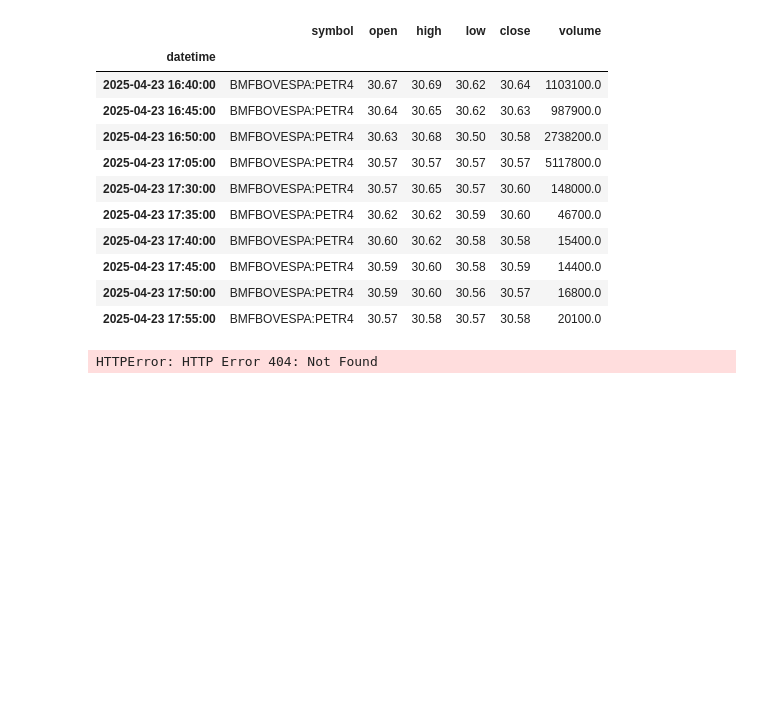
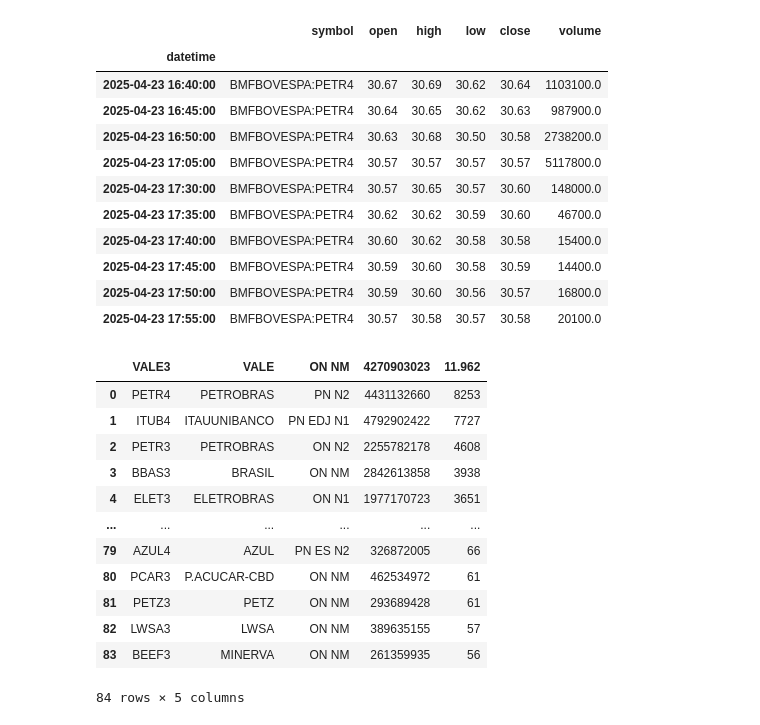
Before and after one commit to BDonadelli/Finance-playground, a Jupyter notebook: bib_TV.ipynb, the cells around one changed output. Saved outputs shown, nothing was run; the diff lists cells and outputs as text; code cells hidden in the pictures; blank space fills up the shorter version.

```diff
--- a/bib_TV.ipynb
+++ b/bib_TV.ipynb
@@ -40,20 +40,32 @@ df
 # %%
 url0 = 'https://raw.githubusercontent.com/BDonadelli/Finance-playground/refs/heads/main/data/'
 
-url  = {'ibra50' :url+'Cart_IBr50.csv',
-        'ibra100':url+'Cart_IBr100.csv',
-        'idiv'   :url+'Cart_Idiv.csv',
-        'ibov'   :url+'Cart_Ibov.csv',
-        'small'  :url+'Cart_Small.csv'
+url  = {'ibra50' :url0+'Cart_IBr50.csv',
+        'ibra100':url0+'Cart_IBr100.csv',
+        'idiv'   :url0+'Cart_Idiv.csv',
+        'ibov'   :url0+'Cart_Ibov.csv',
+        'small'  :url0+'Cart_Small.csv'
 }
-indice = pd.read_csv(url['small'] ,
+indice = pd.read_csv(url['ibov'] ,
                      sep=';' , decimal=',' , thousands='.' ,
                      skiprows=1 , skipfooter=2 , encoding='latin-1',
                      index_col=False , engine='python')
 
 indice
 # %% [output]
+|  | VALE3 | VALE | ON NM | 4270903023 | 11.962 |
+| 0 | PETR4 | PETROBRAS | PN N2 | 4431132660 | 8253 |
+| 1 | ITUB4 | ITAUUNIBANCO | PN EDJ N1 | 4792902422 | 7727 |
+| 2 | PETR3 | PETROBRAS | ON N2 | 2255782178 | 4608 |
+| 3 | BBAS3 | BRASIL | ON NM | 2842613858 | 3938 |
+| 4 | ELET3 | ELETROBRAS | ON N1 | 1977170723 | 3651 |
+| ... | ... | ... | ... | ... | ... |
+| 79 | AZUL4 | AZUL | PN ES N2 | 326872005 | 66 |
+| 80 | PCAR3 | P.ACUCAR-CBD | ON NM | 462534972 | 61 |
+| 81 | PETZ3 | PETZ | ON NM | 293689428 | 61 |
+| 82 | LWSA3 | LWSA | ON NM | 389635155 | 57 |
+| 83 | BEEF3 | MINERVA | ON NM | 261359935 | 56 |
-HTTPError: HTTP Error 404: Not Found
+84 rows × 5 columns
 # %%
 lista = ['PETR3','PETR4','VALE3','BBAS3']
 # %%
```
Also changed, not shown: 10 other files.
